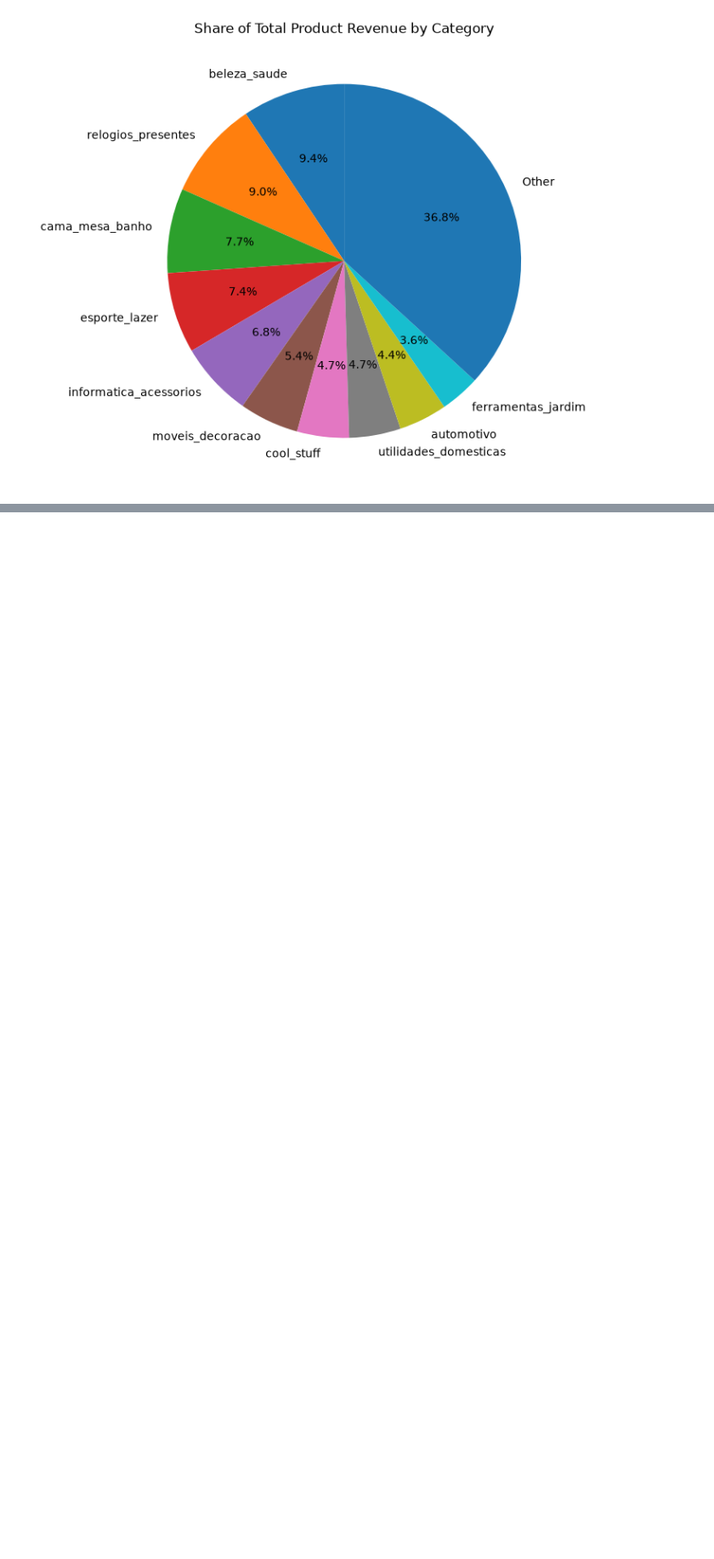
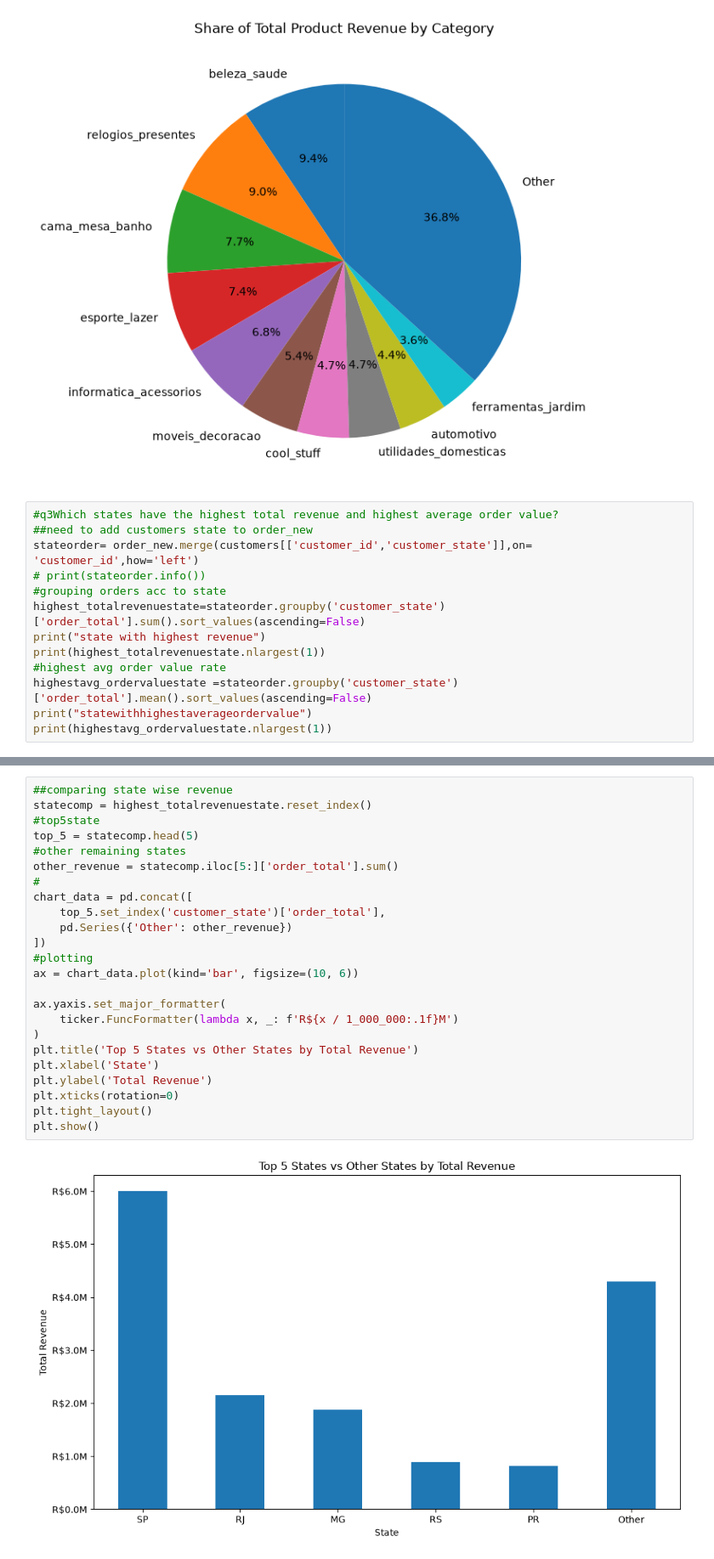
Before and after one commit to sunnyshaw8/olist-ecommerce-analysis-kaggle-, a Jupyter notebook: revenueanalysis.ipynb, the cells around one changed output, grey strips where cells are left out. Shown at 85% size. Cells and saved outputs as stored; diff of their text form; blank space fills up the shorter version.

Commit message:
Add state-wise revenue and average order value analysis

```diff
--- a/revenueanalysis.ipynb
+++ b/revenueanalysis.ipynb
@@ -288,3 +289,16 @@ plt.tight_layout()
 plt.show()
 # %% [output]
 [figure]
+# %%
+#q3Which states have the highest total revenue and highest average order value?
+##need to add customers state to order_new
+stateorder= order_new.merge(customers[['customer_id','customer_state']],on= 'customer_id',how='left')
+# print(stateorder.info())
+#grouping orders acc to state
+highest_totalrevenuestate=stateorder.groupby('customer_state')['order_total'].sum().sort_values(ascending=False)
+print("state with highest revenue")
+print(highest_totalrevenuestate.nlargest(1))
+#highest avg order value rate
+highestavg_ordervaluestate =stateorder.groupby('customer_state')['order_total'].mean().sort_values(ascending=False)
+print("statewithhighestaverageordervalue")
+print(highestavg_ordervaluestate.nlargest(1))
@@ -290,0 +314,26 @@ plt.show()
+# %%
+##comparing state wise revenue
+statecomp = highest_totalrevenuestate.reset_index()
+#top5state
+top_5 = statecomp.head(5)
+#other remaining states
+other_revenue = statecomp.iloc[5:]['order_total'].sum()
+#
+chart_data = pd.concat([
+    top_5.set_index('customer_state')['order_total'],
+    pd.Series({'Other': other_revenue})
+])
+#plotting
+ax = chart_data.plot(kind='bar', figsize=(10, 6))
+
+ax.yaxis.set_major_formatter(
+    ticker.FuncFormatter(lambda x, _: f'R${x / 1_000_000:.1f}M')
+)
+plt.title('Top 5 States vs Other States by Total Revenue')
+plt.xlabel('State')
+plt.ylabel('Total Revenue')
+plt.xticks(rotation=0)
+plt.tight_layout()
+plt.show()
+# %% [output]
+[figure, added]
```
Also changed, not shown: parts of 3 cells of this notebook, 1 other file.
